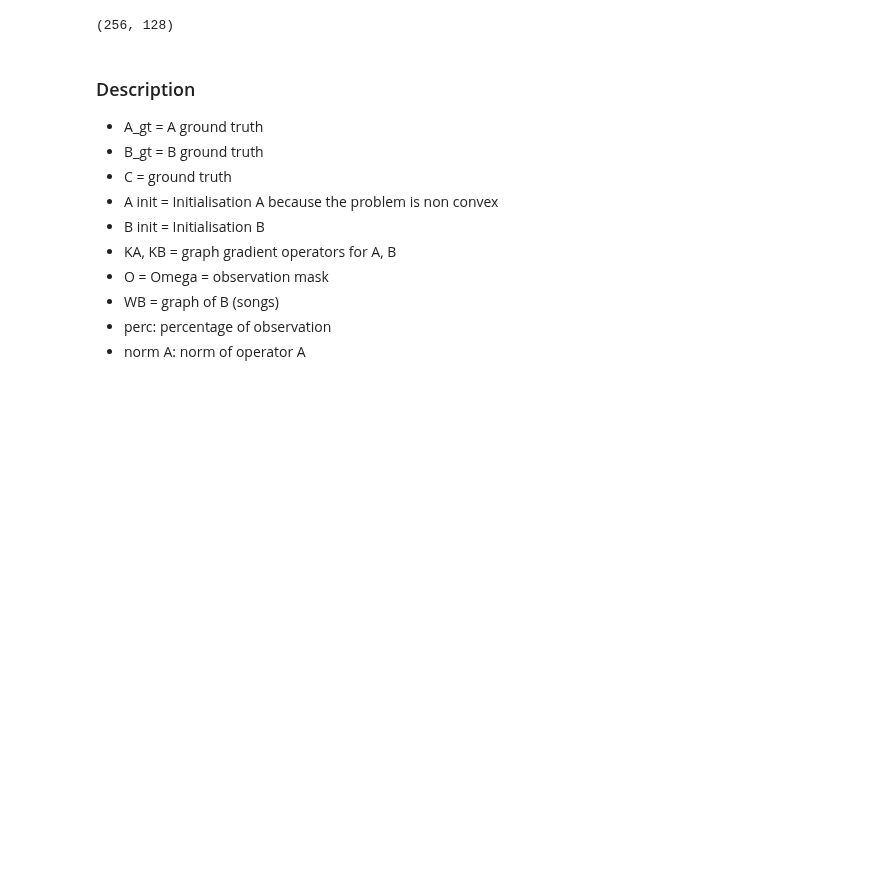
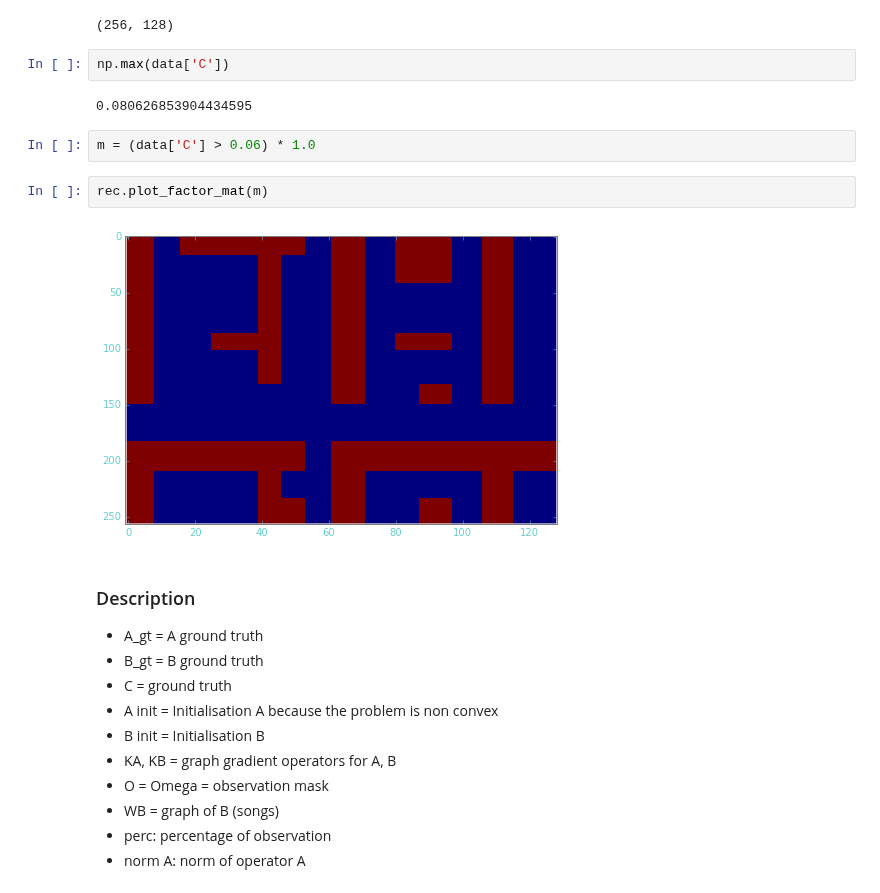
Before and after one commit to kikohs/recog, a Jupyter notebook: notebook/Rec sys.ipynb, the cells around one changed output. Drawn from its saved outputs; the diff is of its cells as text; blank space fills up the shorter version.

```diff
--- a/notebook/Rec sys.ipynb
+++ b/notebook/Rec sys.ipynb
@@ -48,6 +51,16 @@ data = sp.io.loadmat(os.path.join(DATA_DIR, 'recom_data.mat'))
 data['C'].shape
 # %% [output]
 (256, 128)
+# %%
+np.max(data['C'])
+# %% [output]
+0.080626853904434595
+# %%
+m = (data['C'] > 0.06) * 1.0
+# %%
+rec.plot_factor_mat(m)
+# %% [output]
+[figure, added]
 # %% [markdown]
 ### Description
 
```
Also changed, not shown: parts of 31 cells of this notebook, 1 other file.
